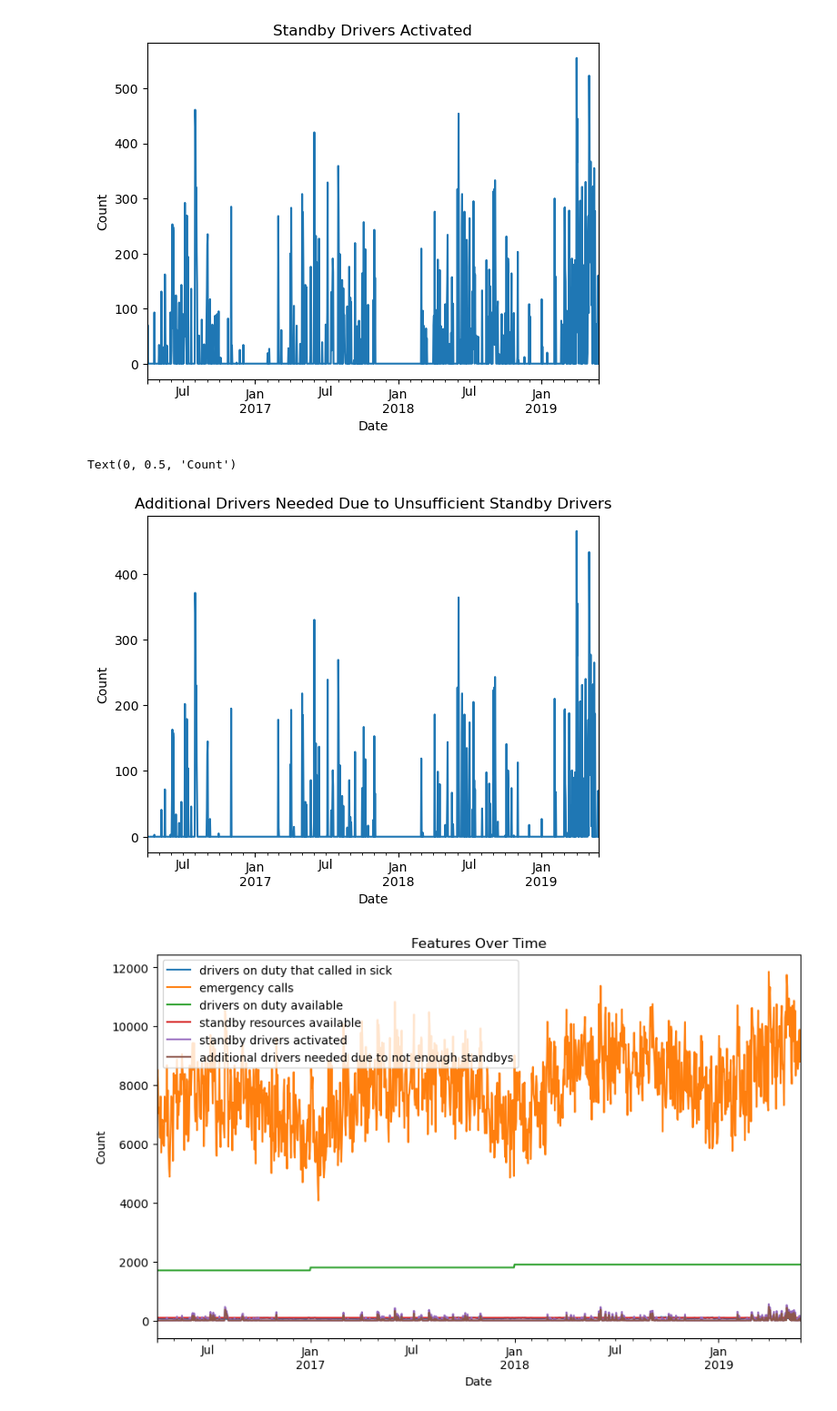
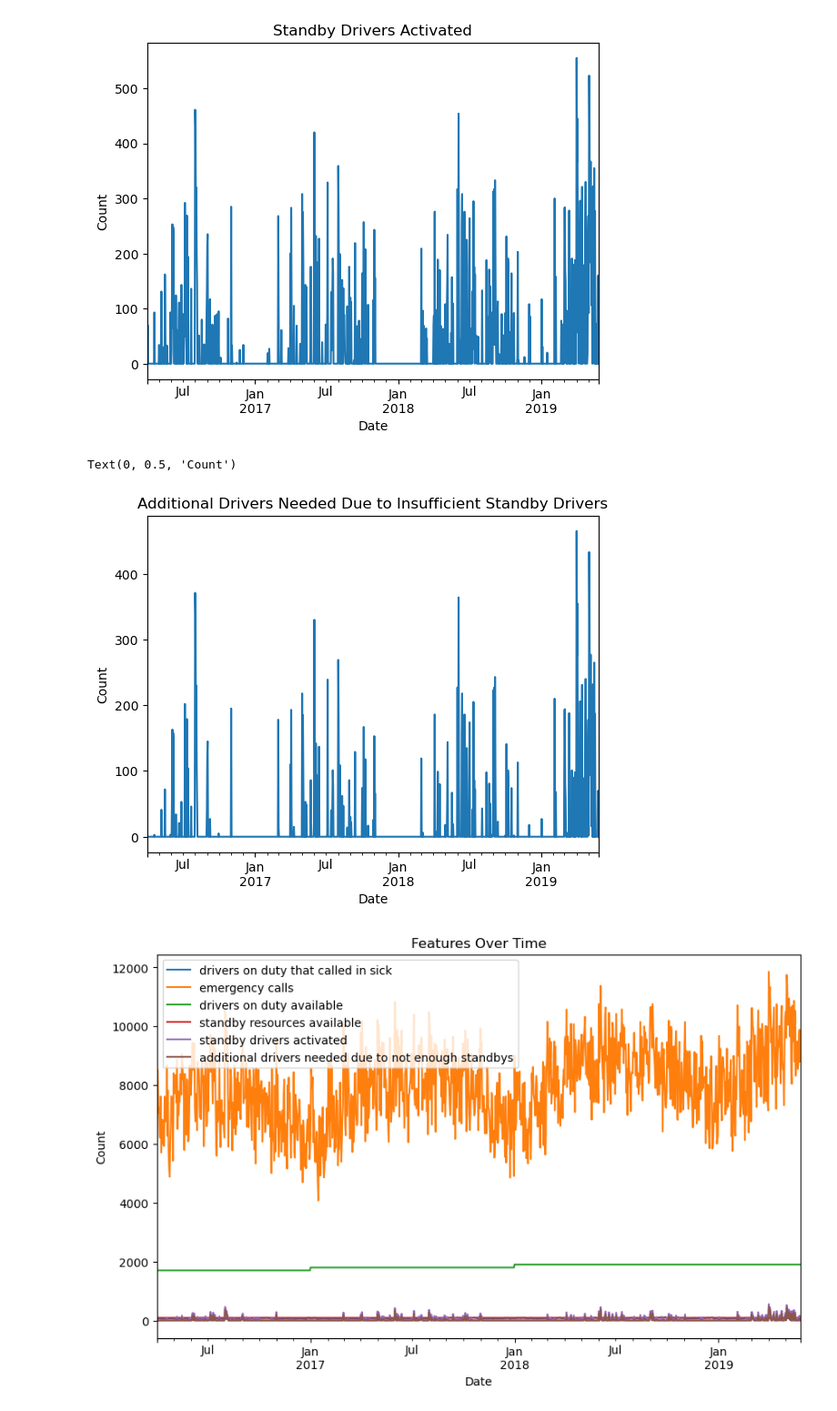
Before and after one commit to JC-Lino/Automation-of-Standby-Duty-Planning-for-Rescue-Drivers-via-a-Forecasting, a Jupyter notebook: Code.ipynb, the cells around one changed output. Shown at 91% size. Drawn from its saved outputs; the diff is of its cells as text; code cells hidden in the pictures.

```diff
--- a/Code.ipynb
+++ b/Code.ipynb
@@ -237,11 +238,11 @@ Text(0, 0.5, 'Count')
 # %%
 # Plot 'additional drivers needed due to not enough standbys' over time
 df['additional drivers needed due to not enough standbys'].plot()
-plt.title('Additional Drivers Needed Due to Unsufficient Standby Drivers')
+plt.title('Additional Drivers Needed Due to Insufficient Standby Drivers')
 plt.ylabel('Count')
 # %% [output]
 Text(0, 0.5, 'Count')
-[figure, old version]
+[figure, new version]
 # %%
 # Plot all variables over time
 plt.figure(figsize=(10, 6))
```
Also changed, not shown: parts of 13 cells of this notebook, 2 other files.
